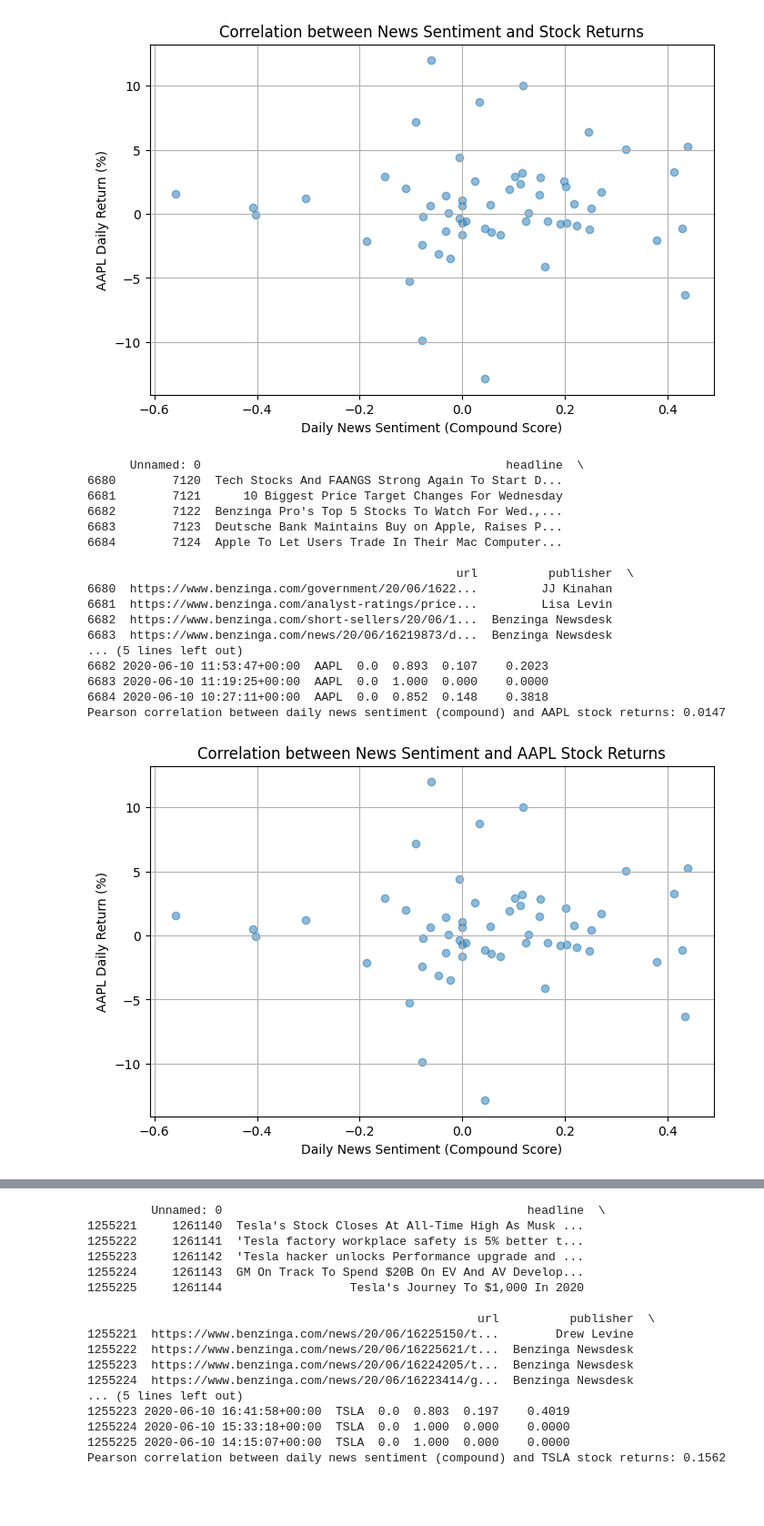
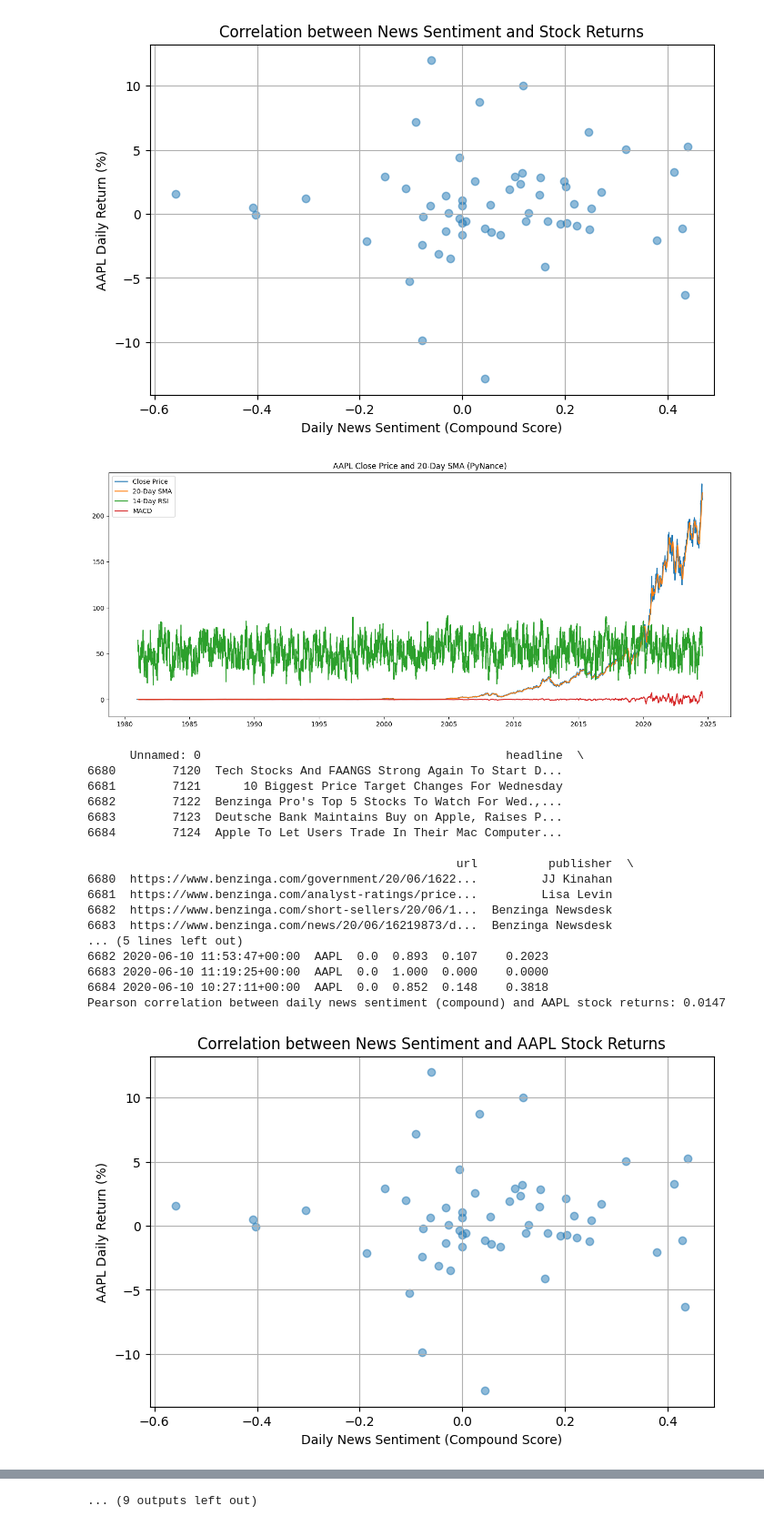
Before and after one commit to mikek1337/Predicting-Price-Moves-with-News-Sentiment-Week1, a Jupyter notebook: notebooks/financial-analysis.ipynb, the cells around one changed output, grey strips where cells are left out. Shown at 91% size. Cells and saved outputs as stored; diff of their text form; code cells hidden in the pictures; blank space fills up the shorter version.

Commit message:
Implement feature X to enhance user experience and optimize performance

```diff
--- a/notebooks/financial-analysis.ipynb
+++ b/notebooks/financial-analysis.ipynb
@@ -344,28 +340,34 @@ Pearson correlation between daily news sentiment (compound) and stock returns: 0
 # %%
 import sys
 import os
 sys.path.append('../src')
 from sentiment import Sentiment
 from finanical_statement import FinancialSentimentAnalyzer
 from finanical_analysis import FinanicalAnalysis
+from data import Data
 stock_paths = ['AAPL_historical_data.csv', 'AMZN_historical_data.csv', 'GOOG_historical_data.csv', 'META_historical_data.csv', 'MSFT_historical_data.csv', 'NVDA_historical_data.csv', 'TSLA_historical_data.csv']
-tickers = ['AAPL', 'AMZN', 'GOOG', 'NVDA', 'TSLA']
+tickers = ['AAPL', 'AMZN', 'GOOG','FB','MFT', 'NVDA', 'TSLA']
 sentement = Sentiment('../data/raw_analyst_ratings.csv')
 for ticker in tickers:
-    daily_sentiment = sentement.compute_sentiment(ticker)
-    fsa = FinancialSentimentAnalyzer('../data/yfinance_data/'+ticker+'_historical_data.csv', daily_sentiment, ticker)
-    stock_data = fsa.load_data()
+    data = Data(f'../data/yfinance_data/{ticker}_historical_data.csv')
+    stock_data = data.load_data()
     fa = FinanicalAnalysis(stock_data)
     stock_data = fa.technical_indicators()
     stock_data['SMA_20'] = stock_data['Close'].rolling(window=20).mean()
     plt.figure(figsize=(14, 6))
     plt.plot(stock_data.index, stock_data['Close'], label='Close Price')
     plt.plot(stock_data.index, stock_data['SMA_20'], label='20-Day SMA')
+    plt.plot(stock_data.index, stock_data['RSI_14'], label='14-Day RSI')
+    plt.plot(stock_data.index, stock_data['MACD'], label='MACD')
     plt.title(f'{ticker} Close Price and 20-Day SMA (PyNance)')
+    plt.tight_layout()
     plt.legend()
     plt.show()
+    daily_sentiment = sentement.compute_sentiment(ticker)
+    fsa = FinancialSentimentAnalyzer(f'../data/yfinance_data/{ticker}_historical_data.csv', daily_sentiment, ticker)
     fsa.run_all()
 # %% [output]
+[figure, new version]
       Unnamed: 0                                           headline  \
 6680        7120  Tech Stocks And FAANGS Strong Again To Start D...
 6681        7121      10 Biggest Price Target Changes For Wednesday
@@ -383,4 +385,4 @@ for ticker in tickers:
 6683 2020-06-10 11:19:25+00:00  AAPL  0.0  1.000  0.000    0.0000
 6684 2020-06-10 10:27:11+00:00  AAPL  0.0  0.852  0.148    0.3818
 Pearson correlation between daily news sentiment (compound) and AAPL stock returns: 0.0147
-[figure, old version]
+[figure, new version]
@@ -441,17 +446 @@ Pearson correlation between daily news sentiment (compound) and NVDA stock retur
-         Unnamed: 0                                           headline  \
-1255221     1261140  Tesla's Stock Closes At All-Time High As Musk ...
-1255222     1261141  'Tesla factory workplace safety is 5% better t...
-1255223     1261142  'Tesla hacker unlocks Performance upgrade and ...
-1255224     1261143  GM On Track To Spend $20B On EV And AV Develop...
-1255225     1261144                  Tesla's Journey To $1,000 In 2020
-
-                                                       url          publisher  \
-1255221  https://www.benzinga.com/news/20/06/16225150/t...        Drew Levine
-1255222  https://www.benzinga.com/news/20/06/16225621/t...  Benzinga Newsdesk
-1255223  https://www.benzinga.com/news/20/06/16224205/t...  Benzinga Newsdesk
-1255224  https://www.benzinga.com/news/20/06/16223414/g...  Benzinga Newsdesk
-... (5 lines left out)
-1255223 2020-06-10 16:41:58+00:00  TSLA  0.0  0.803  0.197    0.4019
-1255224 2020-06-10 15:33:18+00:00  TSLA  0.0  1.000  0.000    0.0000
-1255225 2020-06-10 14:15:07+00:00  TSLA  0.0  1.000  0.000    0.0000
-Pearson correlation between daily news sentiment (compound) and TSLA stock returns: 0.1562
+... (9 outputs left out)
```
Also changed, not shown: parts of 2 cells of this notebook.
